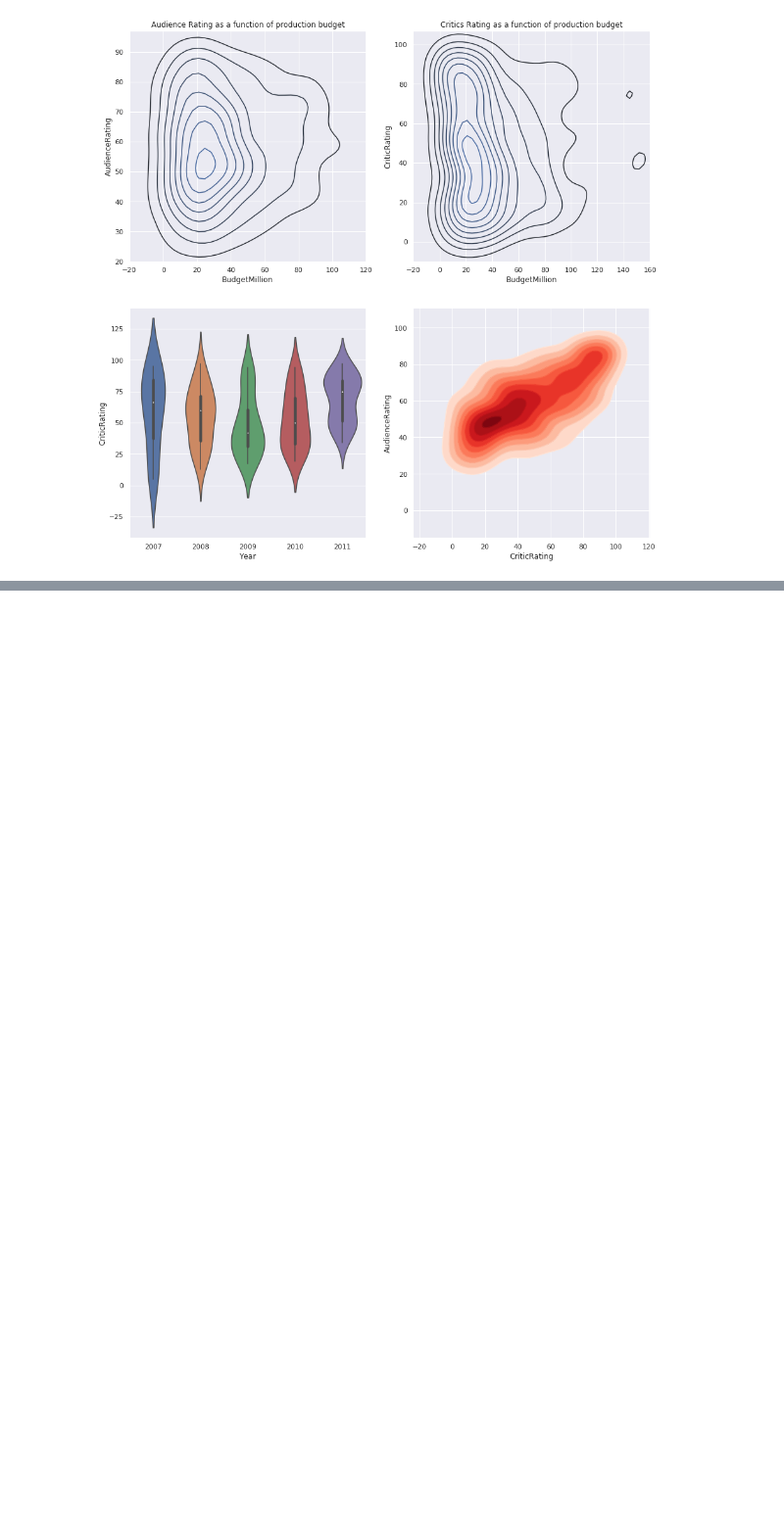
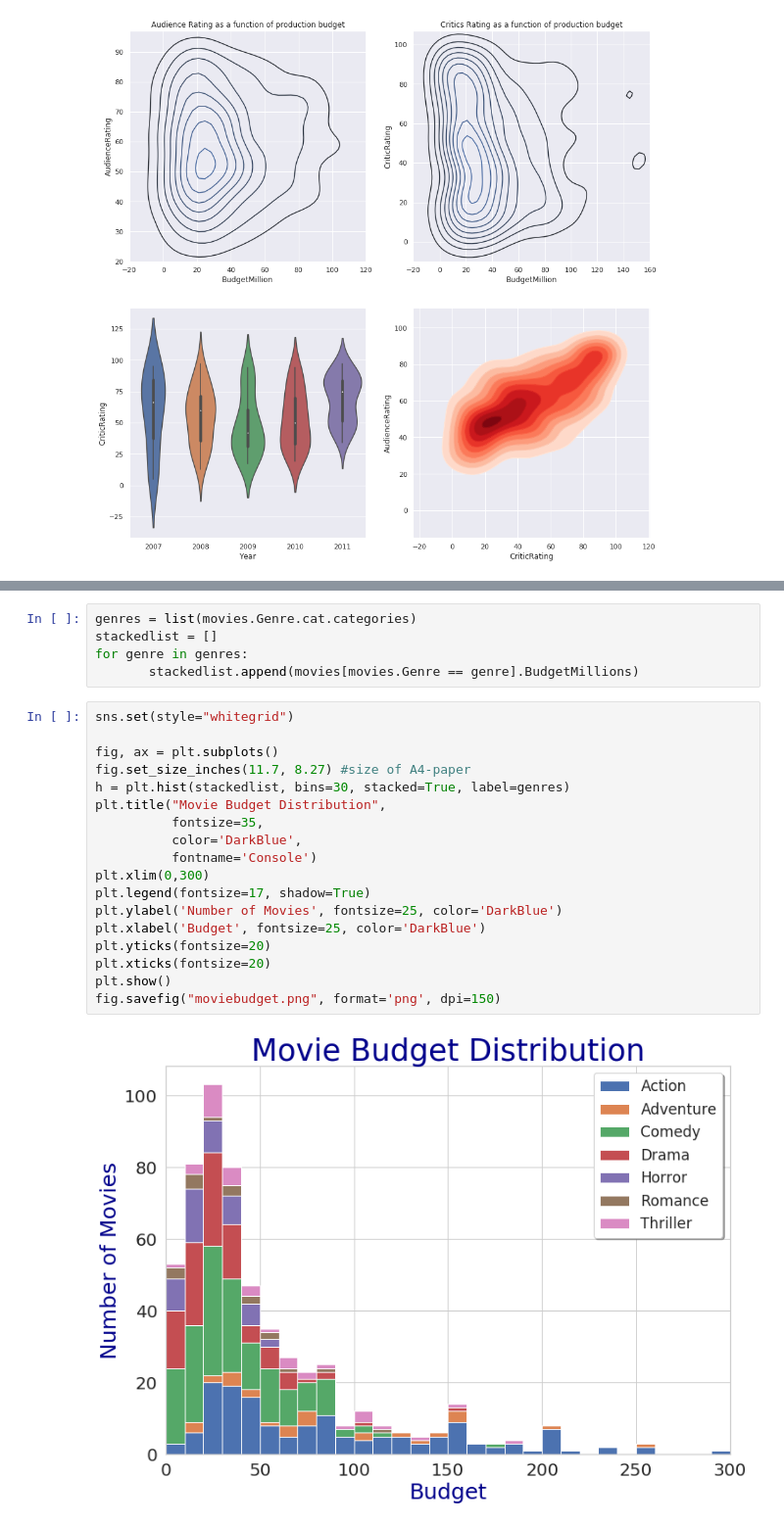
Before and after one commit to rojter-tech/python-paths, a Jupyter notebook: Python_A-Z/Section6.ipynb, the cells around one changed output, grey strips where cells are left out. Shown at 98% size. Saved outputs shown, nothing was run; the diff lists cells and outputs as text; blank space fills up the shorter version.

```diff
--- a/Python_A-Z/Section6.ipynb
+++ b/Python_A-Z/Section6.ipynb
@@ -320,0 +324,25 @@ Accent, Accent_r, Blues, Blues_r, BrBG, BrBG_r, BuGn, BuGn_r, BuPu, BuPu_r, CMRm
+# %%
+genres = list(movies.Genre.cat.categories)
+stackedlist = []
+for genre in genres:
+       stackedlist.append(movies[movies.Genre == genre].BudgetMillions)
+# %%
+sns.set(style="whitegrid")
+
+fig, ax = plt.subplots()
+fig.set_size_inches(11.7, 8.27) #size of A4-paper
+h = plt.hist(stackedlist, bins=30, stacked=True, label=genres)
+plt.title("Movie Budget Distribution",
+          fontsize=35,
+          color='DarkBlue',
+          fontname='Console')
+plt.xlim(0,300)
+plt.legend(fontsize=17, shadow=True)
+plt.ylabel('Number of Movies', fontsize=25, color='DarkBlue')
+plt.xlabel('Budget', fontsize=25, color='DarkBlue')
+plt.yticks(fontsize=20)
+plt.xticks(fontsize=20)
+plt.show()
+fig.savefig("moviebudget.png", format='png', dpi=150)
+# %% [output]
+[figure, added]
```
Also changed, not shown: parts of 7 cells of this notebook, 1 other file.
